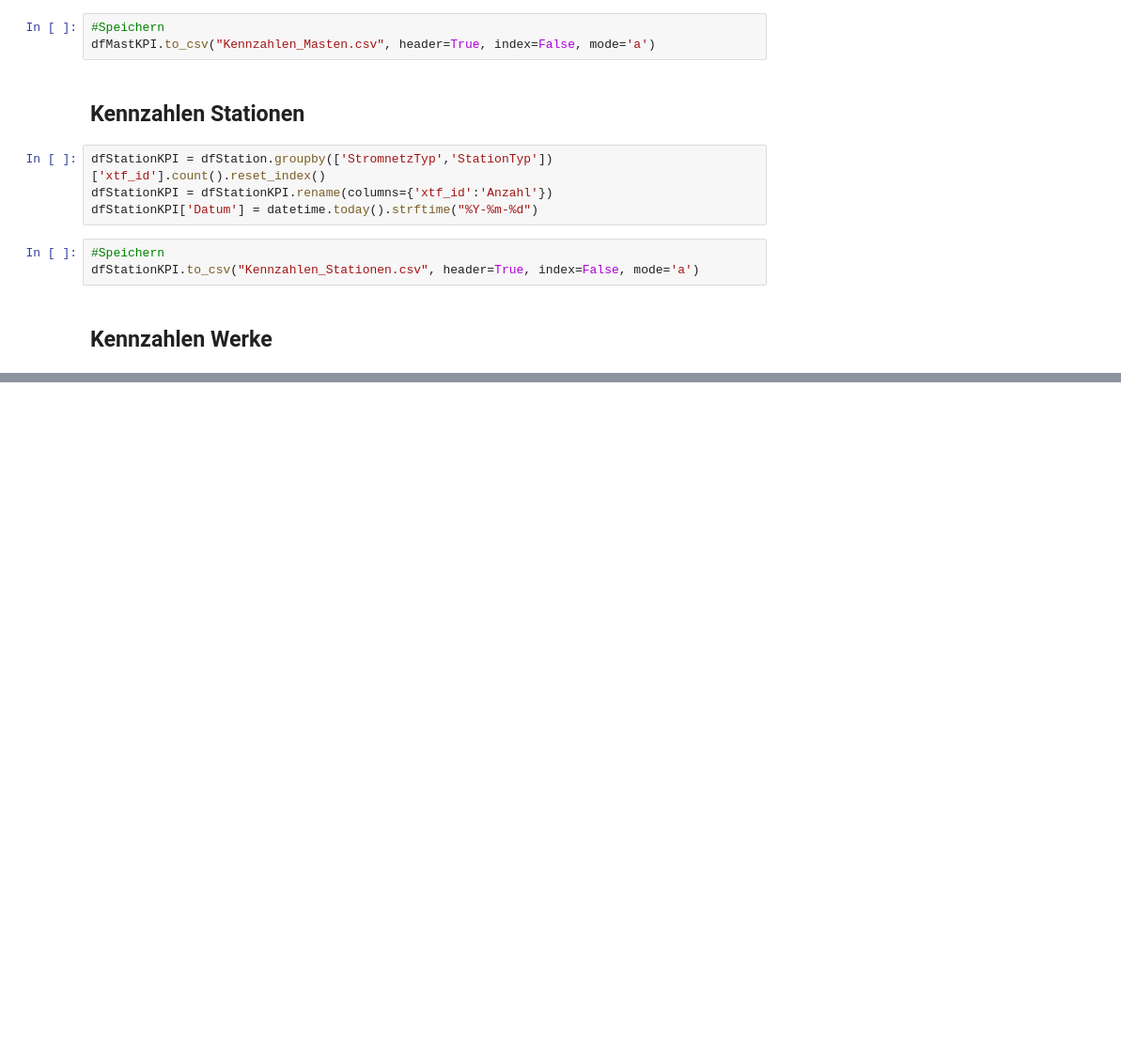
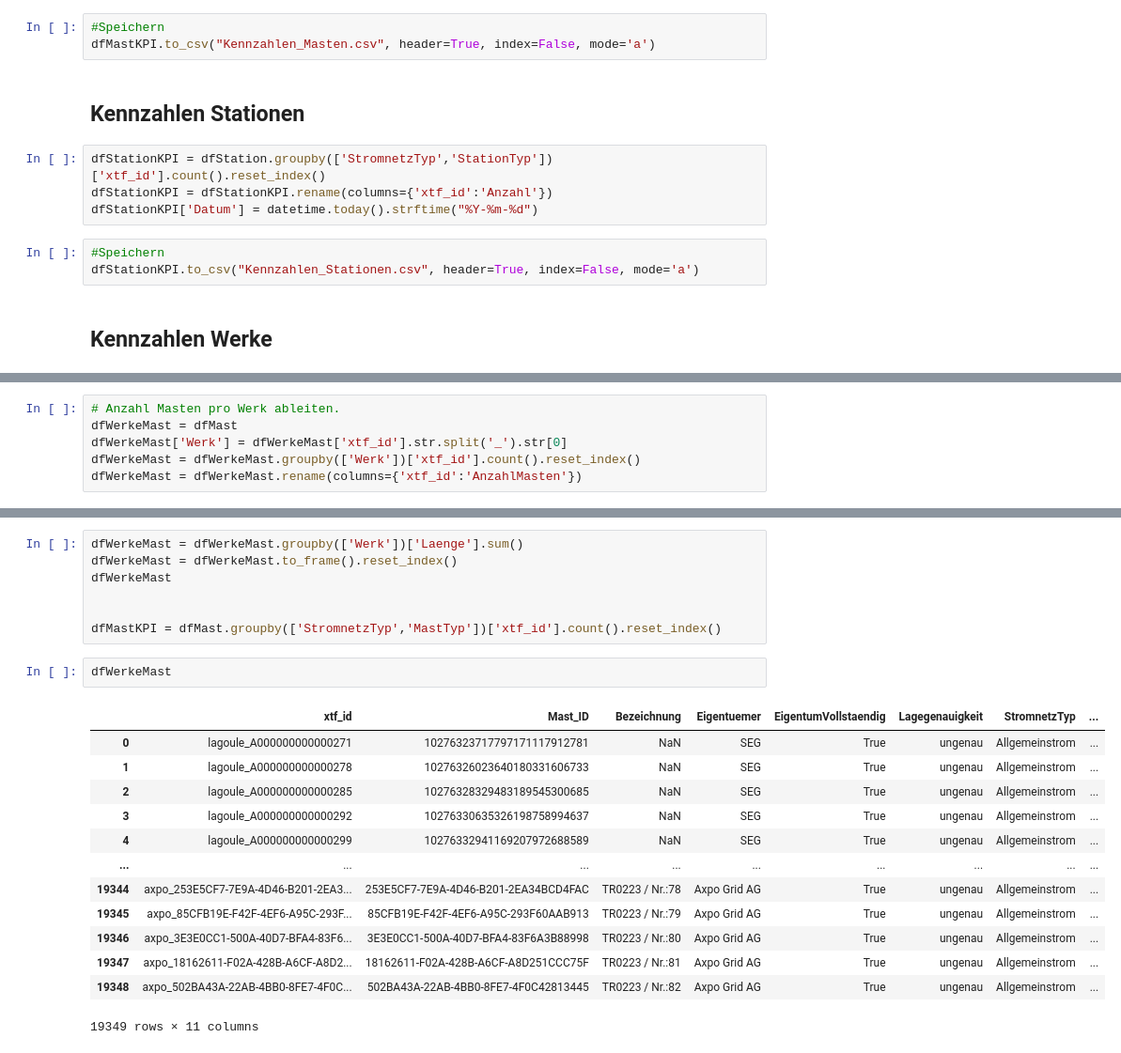
Before and after one commit to SFOE/KeyFiguresElectricalInstallations, a Jupyter notebook: KeyFiguresElectricalInstallations36kV.ipynb, the cells around one changed output, grey strips where cells are left out. Shown: that part at 94% size. Drawn from its saved outputs; the diff is of its cells as text; blank space fills up the shorter version.

```diff
--- a/KeyFiguresElectricalInstallations36kV.ipynb
+++ b/KeyFiguresElectricalInstallations36kV.ipynb
@@ -79,0 +81,6 @@ dfWerkeLeitung = dfWerkeLeitung.to_frame().reset_index()
+# %%
+# Anzahl Masten pro Werk ableiten.
+dfWerkeMast = dfMast
+dfWerkeMast['Werk'] = dfWerkeMast['xtf_id'].str.split('_').str[0]
+dfWerkeMast = dfWerkeMast.groupby(['Werk'])['xtf_id'].count().reset_index()
+dfWerkeMast = dfWerkeMast.rename(columns={'xtf_id':'AnzahlMasten'})
@@ -79,0 +95,23 @@ dfWerkeLeitung = dfWerkeLeitung.to_frame().reset_index()
+# %%
+dfWerkeMast = dfWerkeMast.groupby(['Werk'])['Laenge'].sum()
+dfWerkeMast = dfWerkeMast.to_frame().reset_index()
+dfWerkeMast
+
+
+dfMastKPI = dfMast.groupby(['StromnetzTyp','MastTyp'])['xtf_id'].count().reset_index()
+# %%
+dfWerkeMast
+# %% [output]
+|  | xtf_id | Mast_ID | Bezeichnung | Eigentuemer | EigentumVollstaendig | Lagegenauigkeit | StromnetzTyp | ... |
+| 0 | lagoule_A000000000000271 | 10276323717797171117912781 | NaN | SEG | True | ungenau | Allgemeinstrom | ... |
+| 1 | lagoule_A000000000000278 | 10276326023640180331606733 | NaN | SEG | True | ungenau | Allgemeinstrom | ... |
+| 2 | lagoule_A000000000000285 | 10276328329483189545300685 | NaN | SEG | True | ungenau | Allgemeinstrom | ... |
+| 3 | lagoule_A000000000000292 | 10276330635326198758994637 | NaN | SEG | True | ungenau | Allgemeinstrom | ... |
+| 4 | lagoule_A000000000000299 | 10276332941169207972688589 | NaN | SEG | True | ungenau | Allgemeinstrom | ... |
+| ... | ... | ... | ... | ... | ... | ... | ... | ... |
+| 19344 | axpo_253E5CF7-7E9A-4D46-B201-2EA3... | 253E5CF7-7E9A-4D46-B201-2EA34BCD4FAC | TR0223 / Nr.:78 | Axpo Grid AG | True | ungenau | Allgemeinstrom | ... |
+| 19345 | axpo_85CFB19E-F42F-4EF6-A95C-293F... | 85CFB19E-F42F-4EF6-A95C-293F60AAB913 | TR0223 / Nr.:79 | Axpo Grid AG | True | ungenau | Allgemeinstrom | ... |
+| 19346 | axpo_3E3E0CC1-500A-40D7-BFA4-83F6... | 3E3E0CC1-500A-40D7-BFA4-83F6A3B88998 | TR0223 / Nr.:80 | Axpo Grid AG | True | ungenau | Allgemeinstrom | ... |
+| 19347 | axpo_18162611-F02A-428B-A6CF-A8D2... | 18162611-F02A-428B-A6CF-A8D251CCC75F | TR0223 / Nr.:81 | Axpo Grid AG | True | ungenau | Allgemeinstrom | ... |
+| 19348 | axpo_502BA43A-22AB-4BB0-8FE7-4F0C... | 502BA43A-22AB-4BB0-8FE7-4F0C42813445 | TR0223 / Nr.:82 | Axpo Grid AG | True | ungenau | Allgemeinstrom | ... |
+19349 rows × 11 columns
```
Also changed, not shown: parts of 3 cells of this notebook.
